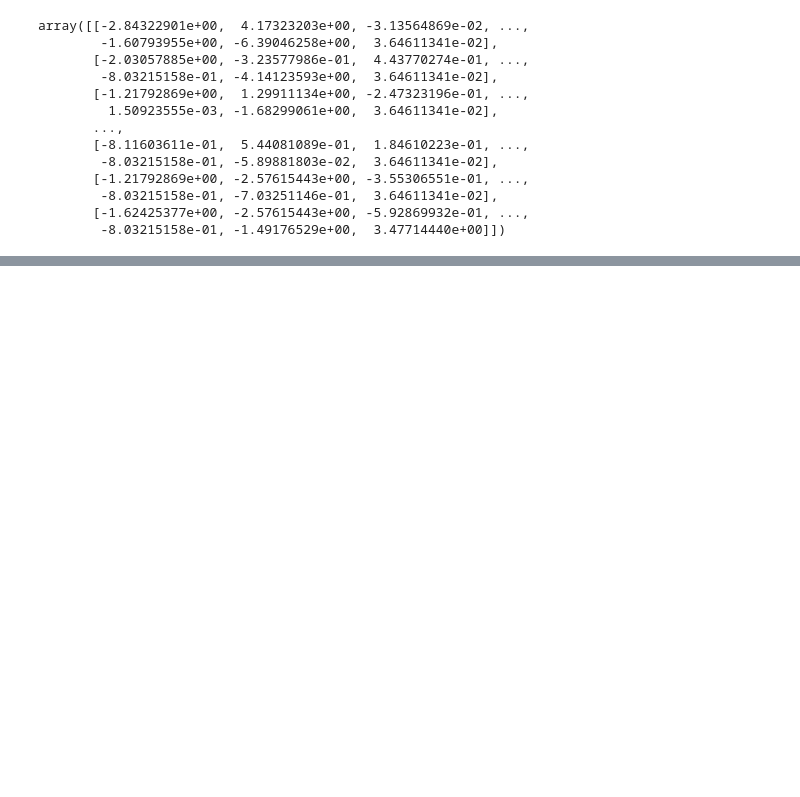
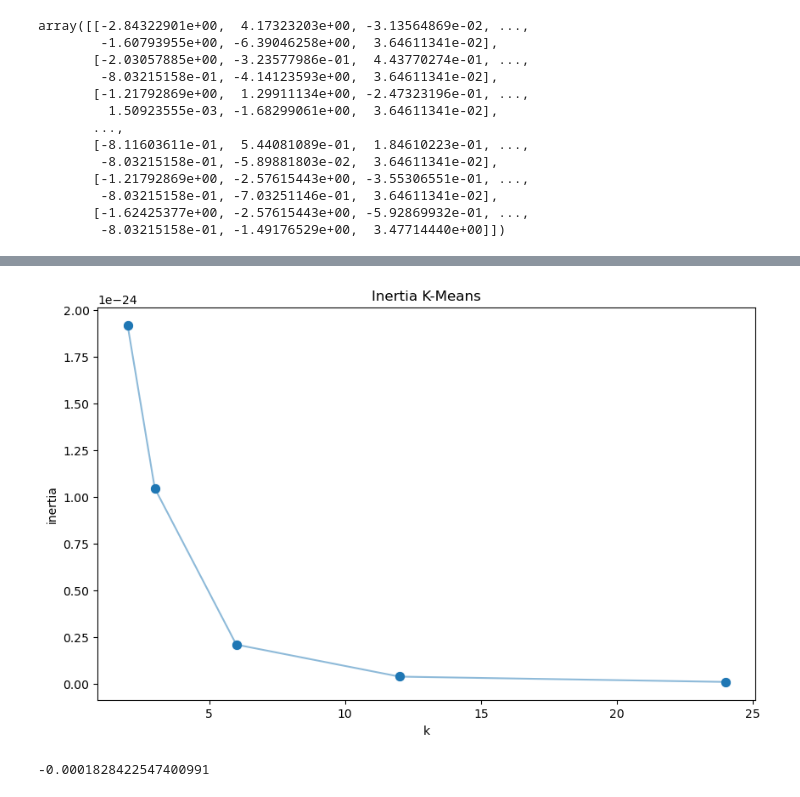
Before and after one commit to e7song/COGS118B_WI24_Final_Project, a Jupyter notebook: scratch/GMM.ipynb, the cells around one changed output, grey strips where cells are left out. Cells and saved outputs as stored; diff of their text form; code cells hidden in the pictures; blank space fills up the shorter version.

```diff
--- a/scratch/GMM.ipynb
+++ b/scratch/GMM.ipynb
@@ -143,0 +179,4 @@ set(labels)
+# %%
+proj_df = pd.DataFrame(eigenvcts[:, zero_eigenvals_index.squeeze()])
+proj_df.columns = ['v_' + str(c) for c in proj_df.columns]
+proj_df.head()
@@ -143,0 +190,16 @@ set(labels)
+# %%
+inertias = []
+
+k_candidates = [2, 3, 6, 12, 24]
+
+for k in k_candidates:
+    k_means = KMeans(random_state=42, n_clusters=k)
+    k_means.fit(proj_df)
+    inertias.append(k_means.inertia_)
+# %%
+fig, ax = plt.subplots(figsize=(10, 6))
+sns.scatterplot(x=k_candidates, y = inertias, s=80, ax=ax)
+sns.lineplot(x=k_candidates, y = inertias, alpha=0.5, ax=ax)
+ax.set(title='Inertia K-Means', ylabel='inertia', xlabel='k');
+# %% [output]
+[figure, added]
@@ -143,0 +210,4 @@ set(labels)
+# %%
+silhouette_score(df, clust)
+# %% [output]
+-0.0001828422547400991
```
Also changed, not shown: parts of 19 cells of this notebook, 4 other files.
